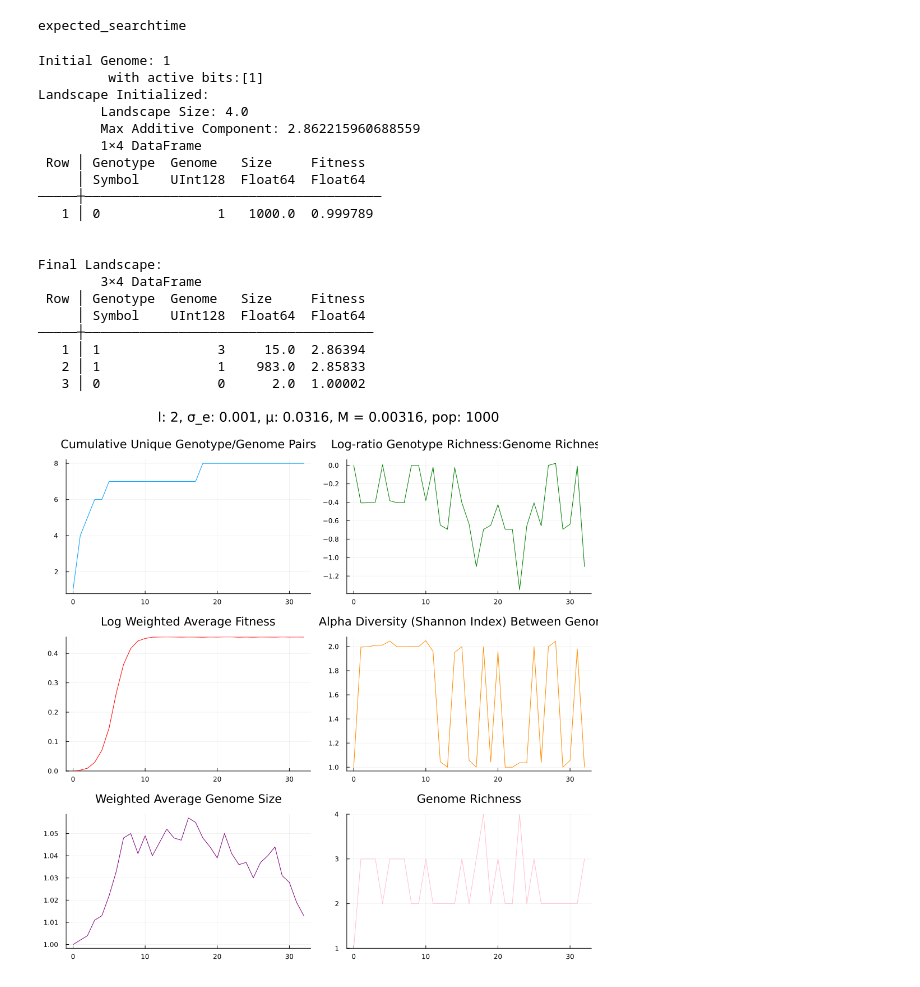
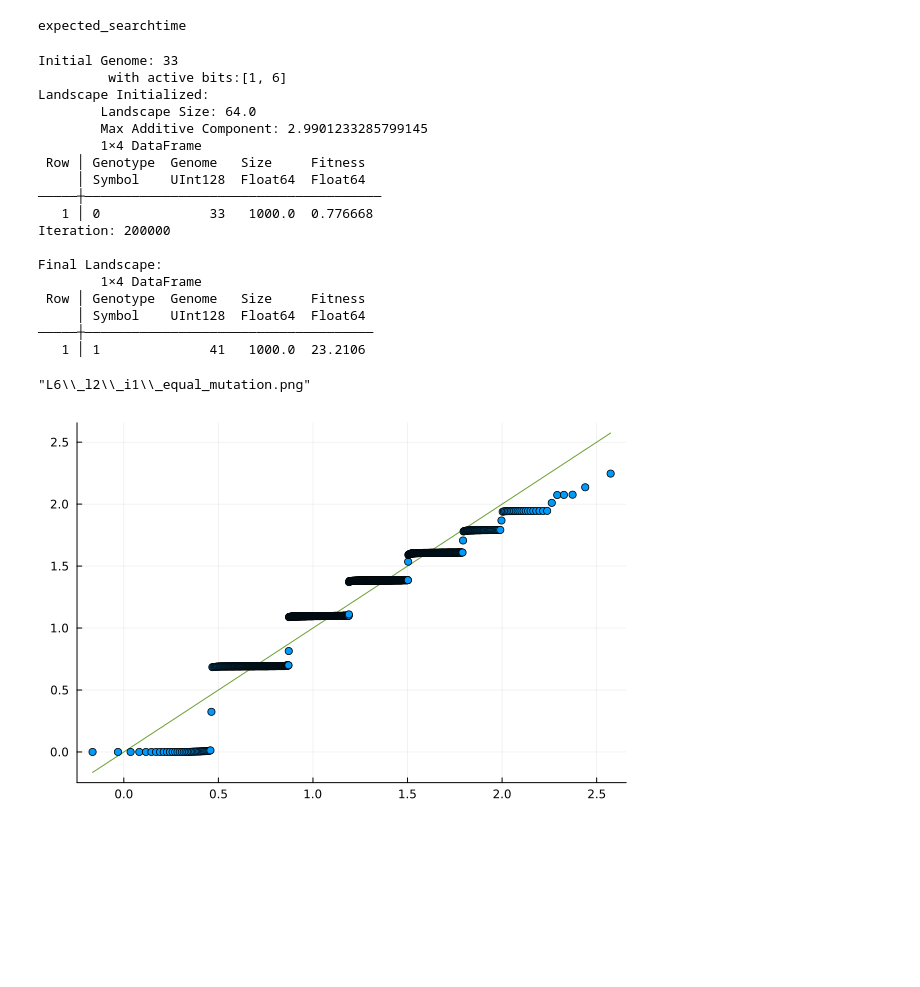
Before and after one commit to riinajh/expanding_landscapes, a Jupyter notebook: code/expanding_landscapes.ipynb, the cells around one changed output. Cells and saved outputs as stored; diff of their text form; code cells hidden in the pictures; blank space fills up the shorter version.

Commit message:
fixing small landscape bug, mostly?

```diff
--- a/code/expanding_landscapes.ipynb
+++ b/code/expanding_landscapes.ipynb
@@ -184,17 +184,17 @@ end
 expected_searchtime
 # %%
 # Initializing all our relevant parameters
-loci = 2 # since the bitwidth of the genome is 128, we can't actually model any arbitrary maximum genome bitsize. what we can do instead is enforce a maximum genome size (effectively, the bitwidth within a UInt128).
-init_active_loci = 1 # how many loci, out of the total number of loci in the landscape defined above, are unlocked at the start?
+loci = 6 # since the bitwidth of the genome is 128, we can't actually model any arbitrary maximum genome bitsize. what we can do instead is enforce a maximum genome size (effectively, the bitwidth within a UInt128).
+init_active_loci = 2 # how many loci, out of the total number of loci in the landscape defined above, are unlocked at the start?
 max_init_genotype_bits = 1 # makes the initial genotype reproducible between resticted and unlocked landscapes of the same size. max size is the number of init active loci
 # what the above lets us model is how the restrictedness of the landscape at initialization (init_active_loci) determines what peaks are reached. max_init_genotype_bits allows
 # us to control for the initial genotype when we change the number of unlocked loci at the start, otherwise we would just generate a different starting genotype (potentially one that wasn't available on the restricted landscape)
 total_population = 1000
 num_genotypes = 1
-σ_epi::Float64 = 0.001 # standard deviation of the epistatic effects
-μ = (total_population^-0.5) # Mutation rate of the genotypes with some genome. Claudia says than Nμ = 1 is a weird parameter regime, so we adjust it a bit higher
-M = μ*10^-1 # rate of genome evolution. expansion/streamlining events happen an order of magnitude less, on average, than mutations
-simulation_length = 32
+σ_epi::Float64 = 1 # standard deviation of the epistatic effects
+μ = (total_population^-1)#/10 # Mutation rate of the genotypes with some genome. Claudia says than Nμ = 1 is a weird parameter regime, so we adjust it a bit higher
+M = μ#*10^-1 # rate of genome evolution. expansion/streamlining events happen an order of magnitude less, on average, than mutations
+simulation_length = 200000
 model = "rmf"
 Random.seed!(rng_default, 100) # makes the generation of additive effects reproducible
 additive_effects = generate_additive_effects(128) # we will always need to generate the full range of additive effects (128 bit)
@@ -243,7 +243,9 @@ println("Landscape Initialized:\n\tLandscape Size: ", landscape_size, "\n\tMax A
 
 # Simulate
 for t in 1:simulation_length
-    #print("\rIteration: $t")
+    if t % 1000 == 0
+        print("\rIteration: $t")
+    end
 
     # generate mutants
     current_populations = deepcopy(genotype_dictionary) # avoiding a mutate over iterable issue
@@ -279,26 +281,24 @@ df_final_landscape = sort!(DataFrame(data, [:Genotype, :Genome, :Size, :Fitness]
 println("\n\nFinal Landscape:\n\t", df_final_landscape)
 #
 # %% [output]
-Initial Genome: 1
-         with active bits:[1]
+Initial Genome: 33
+         with active bits:[1, 6]
 Landscape Initialized:
-        Landscape Size: 4.0
-        Max Additive Component: 2.862215960688559
+        Landscape Size: 64.0
+        Max Additive Component: 2.9901233285799145
         1×4 DataFrame
  Row │ Genotype  Genome   Size     Fitness
      │ Symbol    UInt128  Float64  Float64
 ─────┼──────────────────────────────────────
-   1 │ 0               1   1000.0  0.999789
-
+   1 │ 0              33   1000.0  0.776668
+Iteration: 200000
 
 Final Landscape:
-        3×4 DataFrame
+        1×4 DataFrame
  Row │ Genotype  Genome   Size     Fitness
      │ Symbol    UInt128  Float64  Float64
 ─────┼─────────────────────────────────────
-   1 │ 1               3     15.0  2.86394
-   2 │ 1               1    983.0  2.85833
-   3 │ 0               0      2.0  1.00002
+   1 │ 1              41   1000.0  23.2106
 # %%
 # obtaining cumulative genotype/genomes over time. Can calculate burstiness from this.
 genotype_counts = countmap(df_genotypes.Step) # obtain dict of counts for each time step (= number of genotype/genomes at that step)
@@ -330,16 +330,26 @@ plot_c1r3 = plot(df_genome_size_pnine[1:end, :Step], df_genome_size_pnine[1:end,
 #plot_c1r3 = plot(df_hamming_diversity[1:end,:Step], df_hamming_diversity[1:end, :AverageHammingDistance], title = "Average Hamming Distance", ylim = (0, maximum(df_hamming_diversity[!,:AverageHammingDistance])), legend = false, color = :darkorange) # average hamming dist
 df_genotype_counts = combine(groupby(df_genotypes, [:Step, :Genome]), :Genotype => (x -> length(collect(x))) => :GenotypeRichness, :Pop => (y -> sum(collect(y))) => :Pop)
 df_per_genome_genotypes = combine(groupby(df_genotype_counts, [:Step]), [:GenotypeRichness, :Pop] => ((x,y) -> (sum(collect(x) .* collect(y))/sum(collect(y)))) => :AvgGenotypeRichness) # shannon index alpha diversity between genomes
-plot_c2r2 = plot(df_per_genome_genotypes[!,:Step], df_per_genome_genotypes[!,:AvgGenotypeRichness], label = false, color = :darkorange, title = "Alpha Diversity (Shannon Index) Between Genomes")
+plot_c2r2 = plot(df_per_genome_genotypes[!,:Step], df_per_genome_genotypes[!,:AvgGenotypeRichness], label = false, color = :darkorange, title = "Alpha Diversity (Shannon Index) Per Genome")
 
 # calculating the total number of genomes over time
 df_genome_counts = combine(groupby(df_genotypes, [:Step]), :Genome => (x -> length(unique(collect(x)))) => :GenomeRichness)
 plot_c2r3 = plot(df_genome_counts[1:end,:Step], df_genome_counts[1:end, :GenomeRichness], title = "Genome Richness", ylim = (1, maximum(df_genome_counts[!,:GenomeRichness])), legend = false, color = :pink)
 
-plot_c2r1 = plot(df_genome_counts[!,:Step], log.(df_per_genome_genotypes[!,:AvgGenotypeRichness]./df_genome_counts[!,:GenomeRichness]), label = false, title = "Log-ratio Genotype Richness:Genome Richness", color = :green)
+plot_c2r1 = plot(df_genome_counts[!,:Step], log.(df_per_genome_genotypes[!,:AvgGenotypeRichness]./df_genome_counts[!,:GenomeRichness]), label = false, title = "Log-ratio Genotype:Genome Richness", color = :green)
 
 plot(plot_c1r1, plot_c2r1, plot_c1r2, plot_c2r2, plot_c1r3, plot_c2r3, plot_title = "l: $loci, σ_e: $σ_epi, μ: $mu, M = $big_M, pop: $total_population", layout = (3,2))
 plot!(size = (1000,1000))
-#png("128_64_genotypes.png")
+png("L$loci\\_l$init_active_loci\\_i$max_init_genotype_bits\\_equal_mutation.png")
 # %% [output]
-[figure, removed]
+"L6\\_l2\\_i1\\_equal_mutation.png"
+# %%
+# in order to run cross correlations, we need to normalize the time series. are the data normally distributed?
+test_1 = histogram(df_per_genome_genotypes[!,:AvgGenotypeRichness], bins = 10)
+log_transform = log.(df_per_genome_genotypes[!,:AvgGenotypeRichness])
+log_norm = (log_transform .- mean(log_transform)) ./ std(log_transform)
+test_2 = histogram(log_norm, bins = 6)
+test_3 = qqplot(Normal(mean(log_transform),std(log_transform)), log_transform)
+plot(test_3, layout = (1,3))
+# %% [output]
+[figure, added]
```
Also changed, not shown: parts of 1 cell of this notebook, 1 other file.
